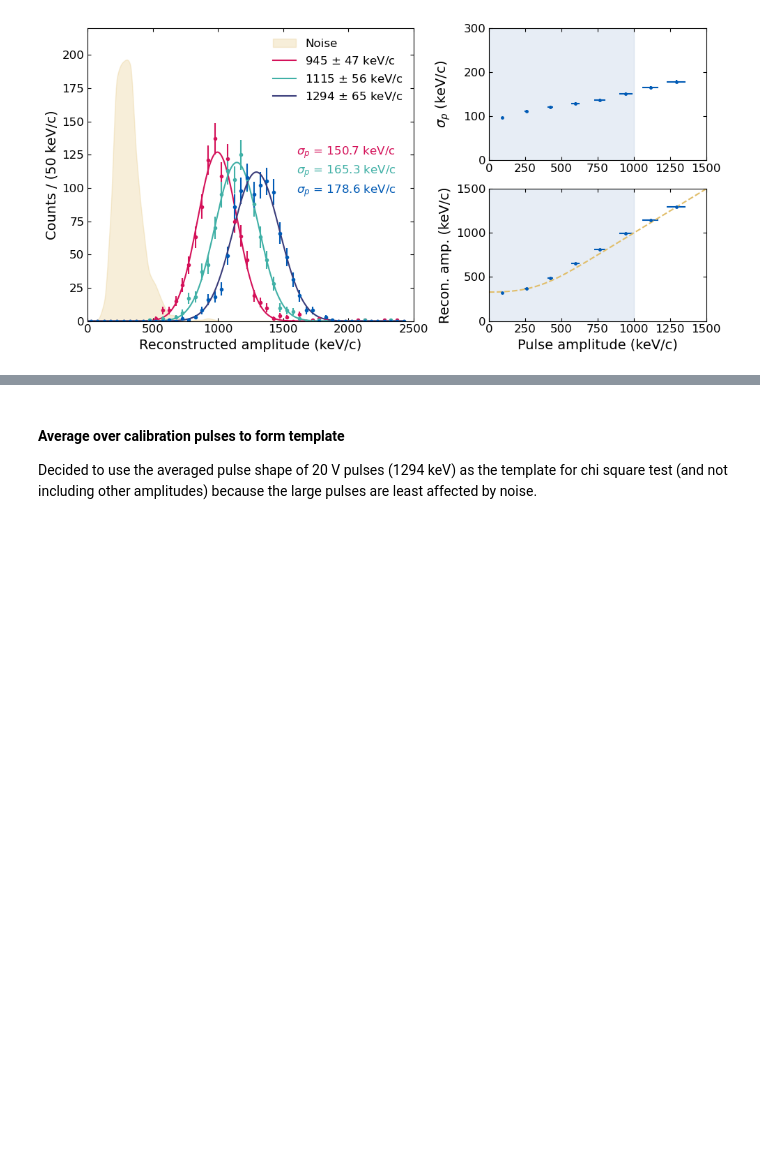
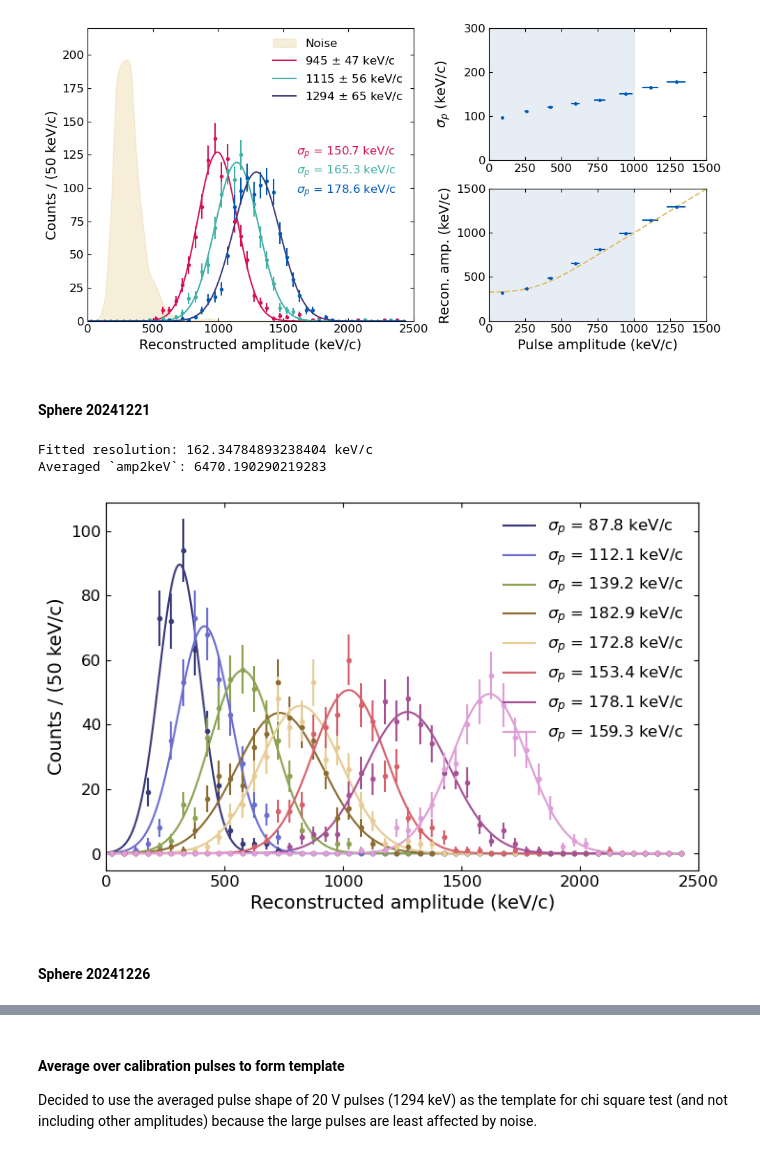
Before and after one commit to yuhants/dm_nanospheres, a Jupyter notebook: analysis_notebooks/sphere_combined_calibration.ipynb, the cells around one changed output, grey strips where cells are left out. Drawn from its saved outputs; the diff is of its cells as text; code cells hidden in the pictures; blank space fills up the shorter version.

```diff
--- a/analysis_notebooks/sphere_combined_calibration.ipynb
+++ b/analysis_notebooks/sphere_combined_calibration.ipynb
@@ -305,3 +324,54 @@ print(f'Averaged `amp2keV`: {amp2kev_all}')
 Fitted resolution: 171.44101566516954 keV/c
 Averaged `amp2keV`: 7187.368332843102
 [figure]
+# %% [markdown]
+#### Sphere 20241221
+# %%
+outfile_name = 'sphere_20241221_calibration_unnormalized_amps.h5py'
+out_dir = '/Users/yuhan/work/nanospheres/data/pulse_calibration_processed'
+
+unnormalized_amps_all_flattened = []
+
+fout = h5py.File(os.path.join(out_dir, outfile_name), 'r')
+g = fout['processed_amplitudes']
+for v in [2.5, 5, 7.5, 10, 12.5, 15, 17.5, 20]:
+    unnormalized_amps_all_flattened.append(g[f'unnormalized_amps_{v}v'][:])
+
+unnormalized_amps_noise_flattened = g['unnormalized_amps_noise_5v'][:]
+
+fout.close()
+
+bins = np.arange(0, 2500, 50) / 6471.980532780971
+
+hhs, bcs, gps = utils.fit_amps_gaus(unnormalized_amps_all_flattened, bins=bins, noise=False, return_bins=False)
+hh_noise, be_noise = np.histogram(unnormalized_amps_noise_flattened, bins=bins)
+# %%
+xx = np.linspace(0, np.max(bcs[0]), 1000)
+amp2kev_all = 1294 * 10 / 8 / gps[7][1]
+
+fig, ax = plt.subplots(figsize=(8, 5))
+colors = plt.colormaps.get_cmap('tab20b').resampled(8).colors
+for i in range(8):
+    ax.errorbar(bcs[0]*amp2kev_all, hhs[i], yerr=np.sqrt(hhs[i]), fmt='.', color=colors[i])
+    ax.plot(xx*amp2kev_all, utils.gauss(xx, *gps[i]), color=colors[i], label=fr'$\sigma_p$ = {gps[i][2]*amp2kev_all:.1f} keV/c')
+
+ax.legend(frameon=False)
+
+ax.set_xlabel(r'Reconstructed amplitude (keV/c)')
+ax.set_ylabel(fr'Counts / ({(bcs[0][1] - bcs[0][0]) * amp2kev_all:.0f} keV/c)')
+
+ax.set_xlim(0, 2500)
+
+sig_p_avg = np.asarray(gps).T[2] * amp2kev_all
+idx_fit = pulseamps * 10 / 8 > 1000
+f = lambda x, b: b
+popt_sig, pcov_sig = curve_fit(f, pulseamps[idx_fit], sig_p_avg[idx_fit], p0=[200], sigma=sig_p_avg[idx_fit]/np.sqrt(2 * (n_pulses[idx_fit]-1)))
+
+print(f'Fitted resolution: {popt_sig[-1]} keV/c')
+print(f'Averaged `amp2keV`: {amp2kev_all}')
+# %% [output]
+Fitted resolution: 162.34784893238404 keV/c
+Averaged `amp2keV`: 6470.190290219283
+[figure, added]
+# %% [markdown]
+#### Sphere 20241226
```
Also changed, not shown: parts of 13 cells of this notebook, 19 other files.
